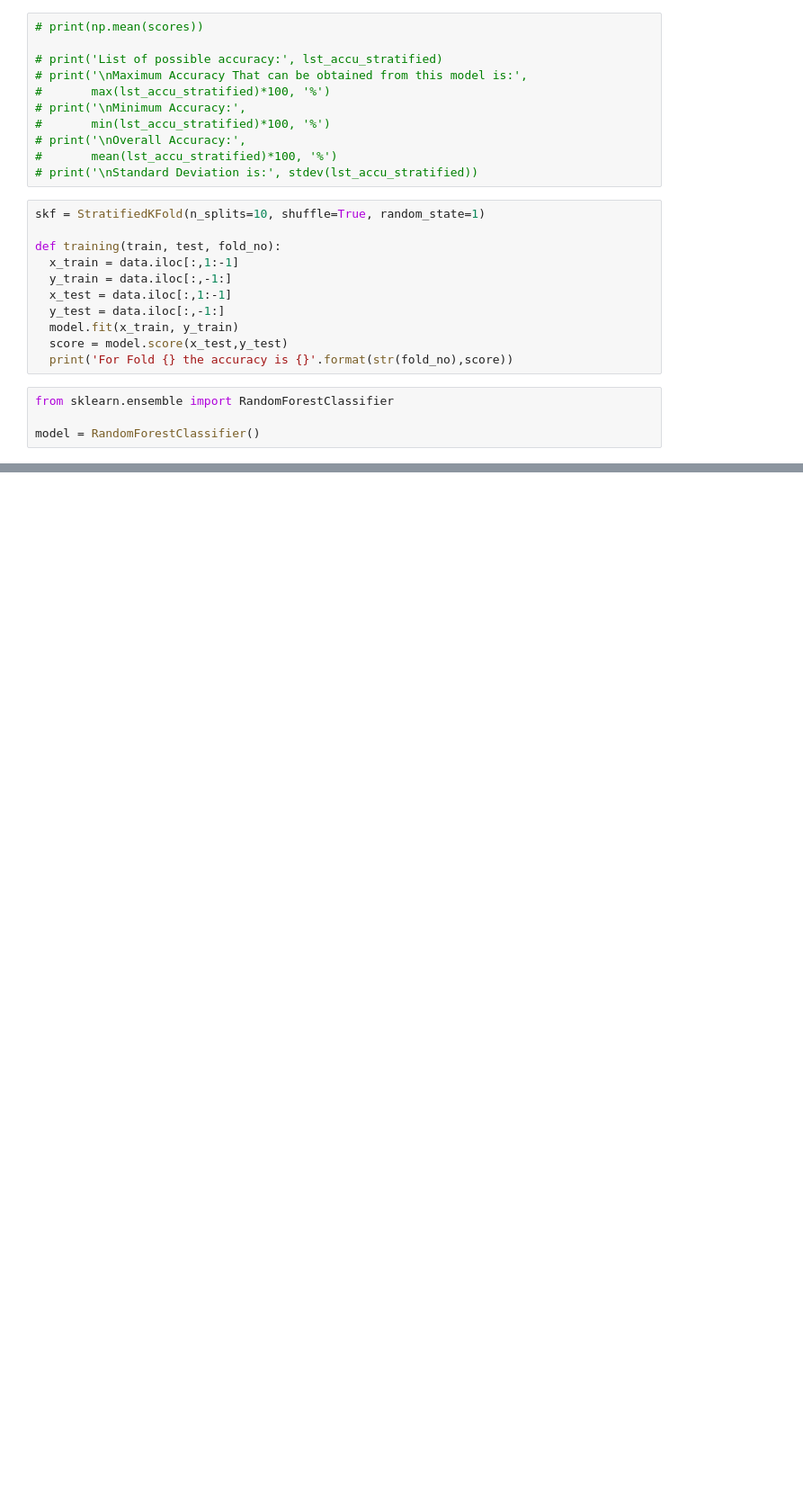
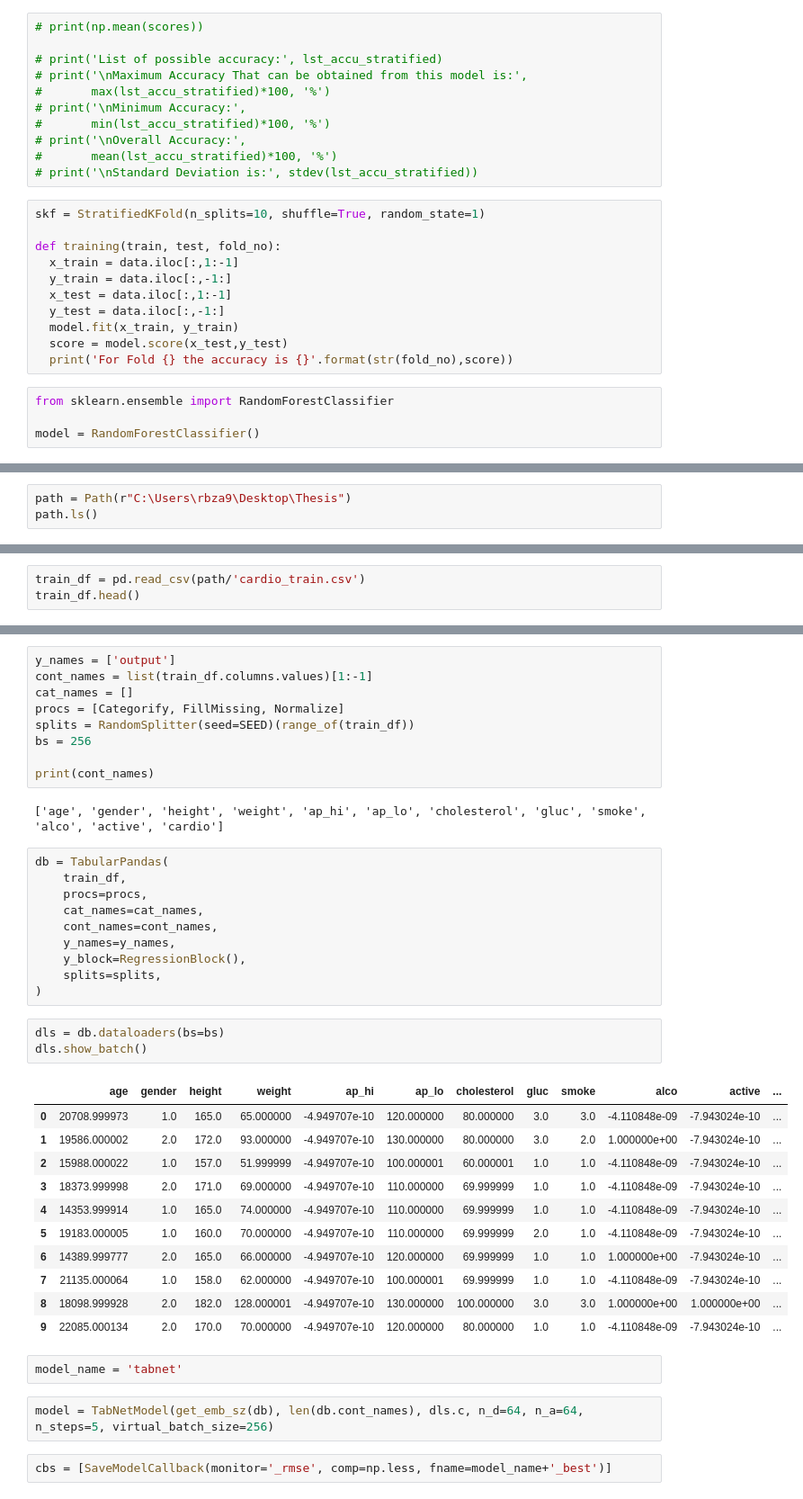
Before and after one commit to Rafath-Auvee/Thesis-Paper, a Jupyter notebook: Thesis Code.ipynb, the cells around one changed output, grey strips where cells are left out. Shown at 90% size. Cells and saved outputs as stored; diff of their text form; blank space fills up the shorter version.

```diff
--- a/Thesis Code.ipynb
+++ b/Thesis Code.ipynb
@@ -237,0 +276,3 @@ For Fold 10 the accuracy is 0.9574571428571429
+# %%
+path = Path(r"C:\Users\rbza9\Desktop\Thesis")
+path.ls()
@@ -237,0 +281,3 @@ For Fold 10 the accuracy is 0.9574571428571429
+# %%
+train_df = pd.read_csv(path/'cardio_train.csv')
+train_df.head()
@@ -237,0 +291,42 @@ For Fold 10 the accuracy is 0.9574571428571429
+# %%
+y_names = ['output']
+cont_names = list(train_df.columns.values)[1:-1]
+cat_names = []
+procs = [Categorify, FillMissing, Normalize]
+splits = RandomSplitter(seed=SEED)(range_of(train_df))
+bs = 256
+
+print(cont_names)
+# %% [output]
+['age', 'gender', 'height', 'weight', 'ap_hi', 'ap_lo', 'cholesterol', 'gluc', 'smoke', 'alco', 'active', 'cardio']
+# %%
+db = TabularPandas(
+    train_df,
+    procs=procs,
+    cat_names=cat_names,
+    cont_names=cont_names,
+    y_names=y_names,
+    y_block=RegressionBlock(),
+    splits=splits,
+)
+# %%
+dls = db.dataloaders(bs=bs)
+dls.show_batch()
+# %% [output]
+|  | age | gender | height | weight | ap_hi | ap_lo | cholesterol | gluc | smoke | alco | active | ... |
+| 0 | 20708.999973 | 1.0 | 165.0 | 65.000000 | -4.949707e-10 | 120.000000 | 80.000000 | 3.0 | 3.0 | -4.110848e-09 | -7.943024e-10 | ... |
+| 1 | 19586.000002 | 2.0 | 172.0 | 93.000000 | -4.949707e-10 | 130.000000 | 80.000000 | 3.0 | 2.0 | 1.000000e+00 | -7.943024e-10 | ... |
+| 2 | 15988.000022 | 1.0 | 157.0 | 51.999999 | -4.949707e-10 | 100.000001 | 60.000001 | 1.0 | 1.0 | -4.110848e-09 | -7.943024e-10 | ... |
+| 3 | 18373.999998 | 2.0 | 171.0 | 69.000000 | -4.949707e-10 | 110.000000 | 69.999999 | 1.0 | 1.0 | -4.110848e-09 | -7.943024e-10 | ... |
+| 4 | 14353.999914 | 1.0 | 165.0 | 74.000000 | -4.949707e-10 | 110.000000 | 69.999999 | 1.0 | 1.0 | -4.110848e-09 | -7.943024e-10 | ... |
+| 5 | 19183.000005 | 1.0 | 160.0 | 70.000000 | -4.949707e-10 | 110.000000 | 69.999999 | 2.0 | 1.0 | -4.110848e-09 | -7.943024e-10 | ... |
+| 6 | 14389.999777 | 2.0 | 165.0 | 66.000000 | -4.949707e-10 | 120.000000 | 69.999999 | 1.0 | 1.0 | 1.000000e+00 | -7.943024e-10 | ... |
+| 7 | 21135.000064 | 1.0 | 158.0 | 62.000000 | -4.949707e-10 | 100.000001 | 69.999999 | 1.0 | 1.0 | -4.110848e-09 | -7.943024e-10 | ... |
+| 8 | 18098.999928 | 2.0 | 182.0 | 128.000001 | -4.949707e-10 | 130.000000 | 100.000000 | 3.0 | 3.0 | 1.000000e+00 | 1.000000e+00 | ... |
+| 9 | 22085.000134 | 2.0 | 170.0 | 70.000000 | -4.949707e-10 | 120.000000 | 80.000000 | 1.0 | 1.0 | -4.110848e-09 | -7.943024e-10 | ... |
+# %%
+model_name = 'tabnet'
+# %%
+model = TabNetModel(get_emb_sz(db), len(db.cont_names), dls.c, n_d=64, n_a=64, n_steps=5, virtual_batch_size=256)
+# %%
+cbs = [SaveModelCallback(monitor='_rmse', comp=np.less, fname=model_name+'_best')]
```
Also changed, not shown: parts of 28 cells of this notebook, 4 other files.
